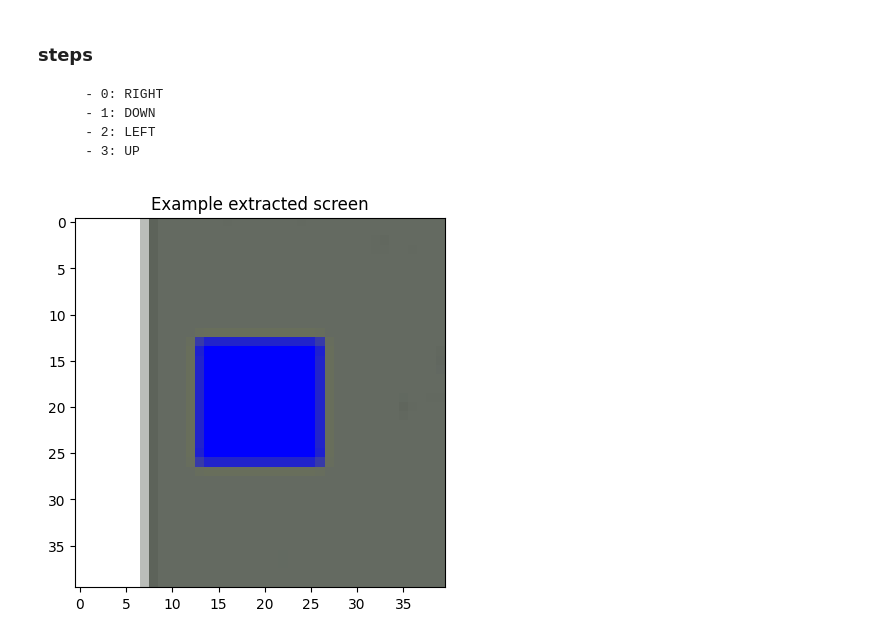
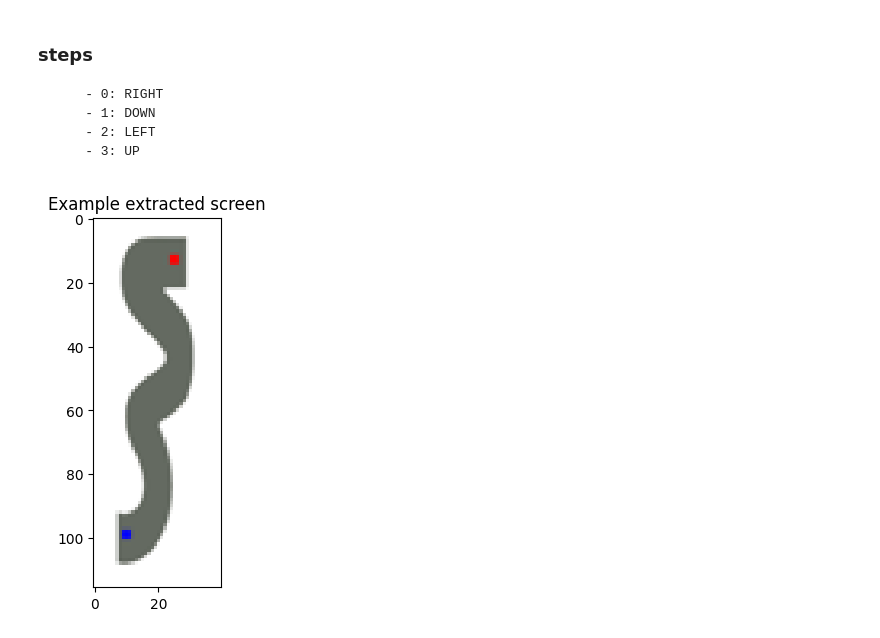
Before and after one commit to xdv6/MastersThesis, a Jupyter notebook: eigen_environm/gym-examples/train_gridpath.ipynb, the cells around one changed output. Cells and saved outputs as stored; diff of their text form; code cells hidden in the pictures.

```diff
--- a/eigen_environm/gym-examples/train_gridpath.ipynb
+++ b/eigen_environm/gym-examples/train_gridpath.ipynb
@@ -76,39 +76,39 @@ device(type='cuda')
 # %%
 env.reset()
 
 def get_screen():
     screen = env.render().transpose((2, 0, 1))  # transpose into torch order (CHW)
-    _, screen_height, screen_width = screen.shape
+    # _, screen_height, screen_width = screen.shape
 
-    # coordinaat van linkerbovenhoek rechthoek
-    x_pixel_coo_agent = env._agent_location[0] * env.pix_square_size
-    y_pixel_coo_agent = env._agent_location[1] * env.pix_square_size
+    # # coordinaat van linkerbovenhoek rechthoek
+    # x_pixel_coo_agent = env._agent_location[0] * env.pix_square_size
+    # y_pixel_coo_agent = env._agent_location[1] * env.pix_square_size
 
-    x_coo_right_up = x_pixel_coo_agent + 2 * env.pix_square_size
-    x_coo_right_down = x_pixel_coo_agent - env.pix_square_size
+    # x_coo_right_up = x_pixel_coo_agent + 2 * env.pix_square_size
+    # x_coo_right_down = x_pixel_coo_agent - env.pix_square_size
 
-    y_coo_left_down = y_pixel_coo_agent + 2 * env.pix_square_size
-    y_coo_left_up = y_pixel_coo_agent - env.pix_square_size
+    # y_coo_left_down = y_pixel_coo_agent + 2 * env.pix_square_size
+    # y_coo_left_up = y_pixel_coo_agent - env.pix_square_size
 
-    # left handed coordinate system
-    screen = screen[:,y_coo_left_up:y_coo_left_down, x_coo_right_down:x_coo_right_up]
+    # # left handed coordinate system
+    # screen = screen[:,y_coo_left_up:y_coo_left_down, x_coo_right_down:x_coo_right_up]
 
     # Convert to float, rescare, convert to torch tensor (this doesn't require a copy)
     screen = np.ascontiguousarray(screen, dtype=np.float32) / 255
     screen = torch.from_numpy(screen)
     # Resize, and add a batch dimension (BCHW)
     return resize(screen).unsqueeze(0).to(device)
 
 
 plt.figure()
 example_screen = get_screen()
 # print(f"shape of screen: {screen.example_screen}")
 plt.imshow(example_screen.cpu().squeeze(0).permute(1, 2, 0).numpy(),
            interpolation='none')
 plt.title('Example extracted screen')
 plt.show()
 # %% [output]
-[figure, old version]
+[figure, new version]
 # %%
 Transition = namedtuple('Transition', ('state', 'action', 'next_state', 'reward'))
 
```
Also changed, not shown: parts of 2 cells of this notebook, 2 other files.
